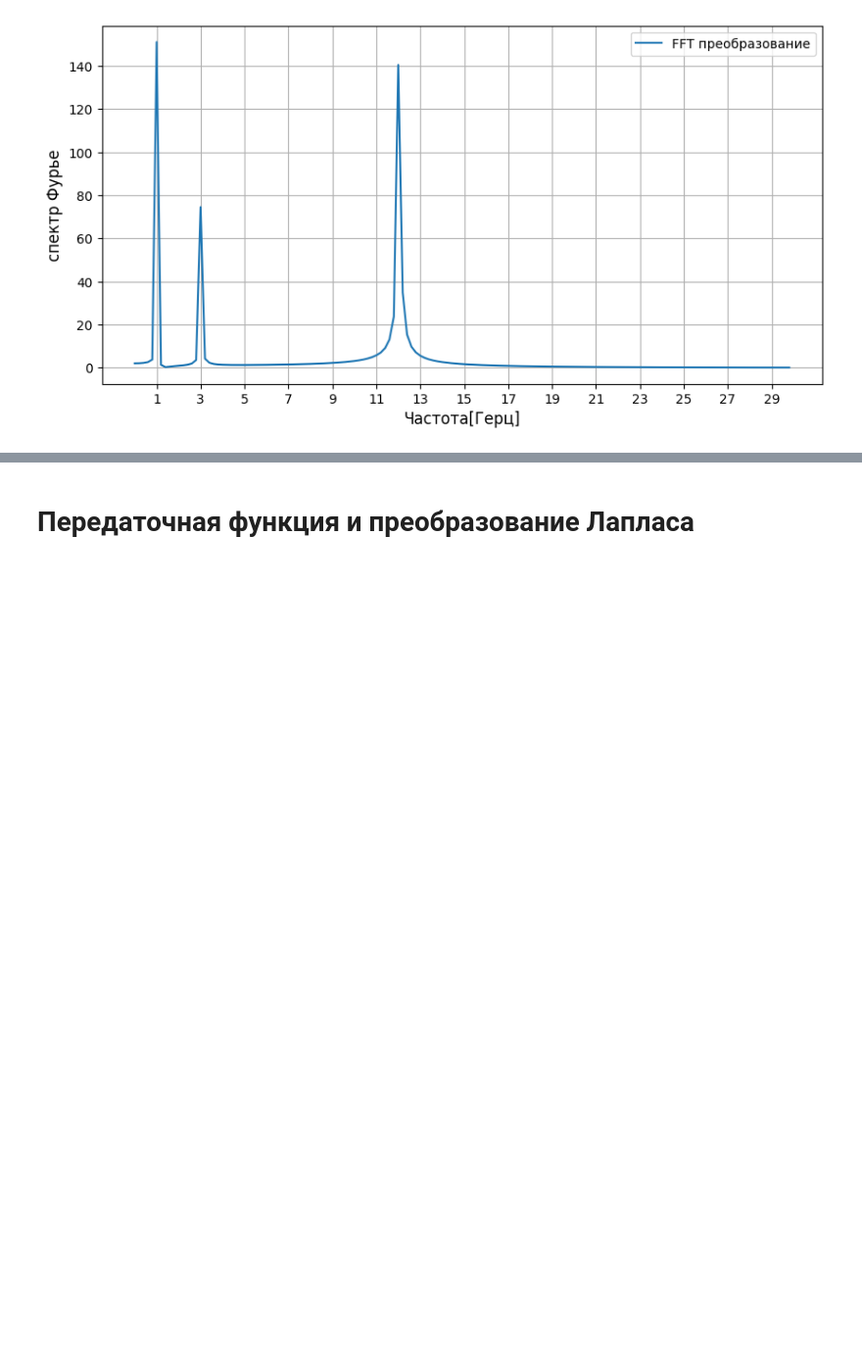
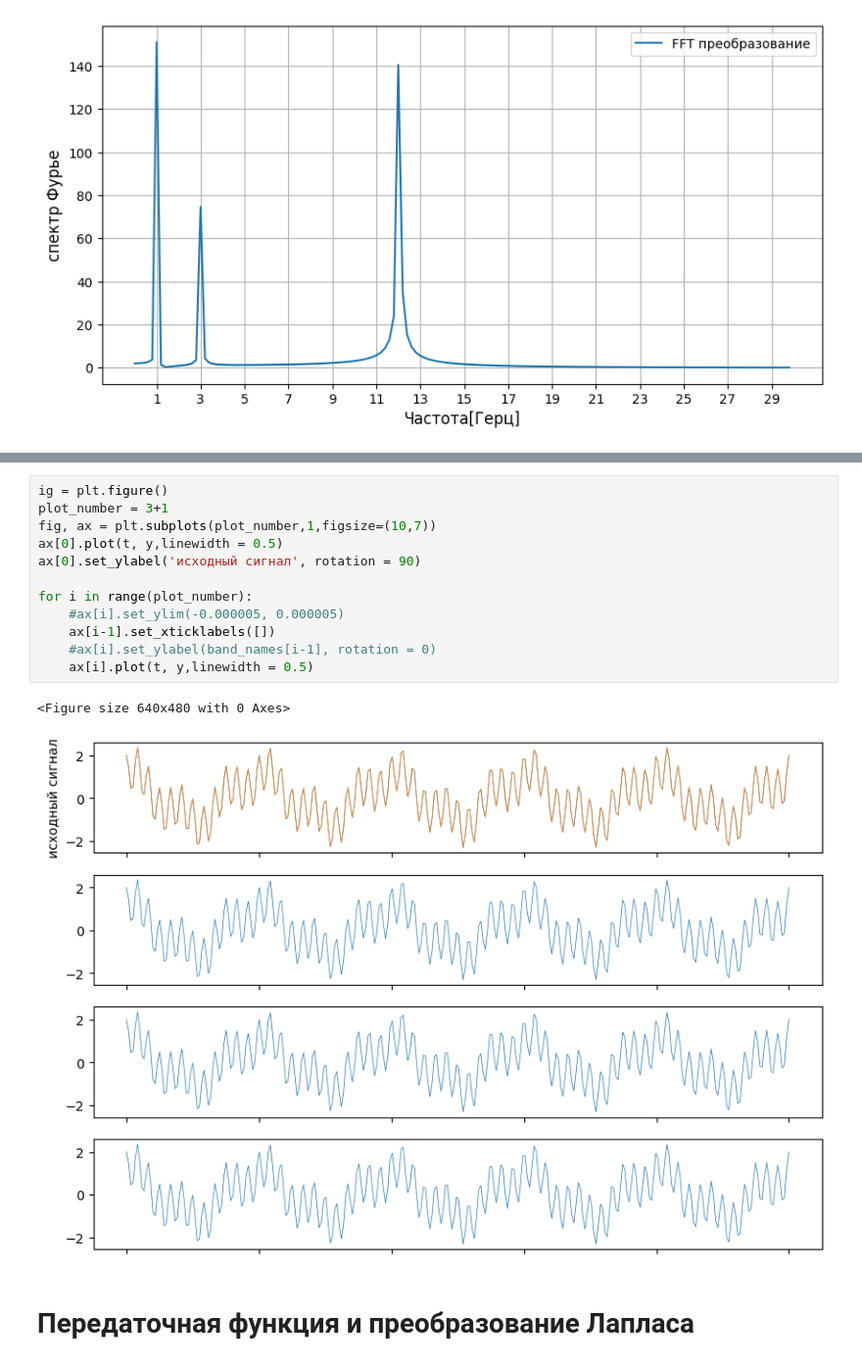
Before and after one commit to TAUforPython/BaseControlTheory, a Jupyter notebook: базовые_инструменты_ТАУ.ipynb, the cells around one changed output, grey strips where cells are left out. Shown at 98% size. Saved outputs shown, nothing was run; the diff lists cells and outputs as text; blank space fills up the shorter version.

```diff
--- a/базовые_инструменты_ТАУ.ipynb
+++ b/базовые_инструменты_ТАУ.ipynb
@@ -156,3 +170,18 @@ plt.show()
+# %%
+ig = plt.figure()
+plot_number = 3+1
+fig, ax = plt.subplots(plot_number,1,figsize=(10,7))
+ax[0].plot(t, y,linewidth = 0.5)
+ax[0].set_ylabel('исходный сигнал', rotation = 90)
+
+for i in range(plot_number):
+    #ax[i].set_ylim(-0.000005, 0.000005)
+    ax[i-1].set_xticklabels([])
+    #ax[i].set_ylabel(band_names[i-1], rotation = 0)
+    ax[i].plot(t, y,linewidth = 0.5)
+# %% [output]
+<Figure size 640x480 with 0 Axes>
+[figure, added]
 # %% [markdown]
 # Передаточная функция и преобразование Лапласа
 # %%
```
Also changed, not shown: parts of 3 cells of this notebook.
